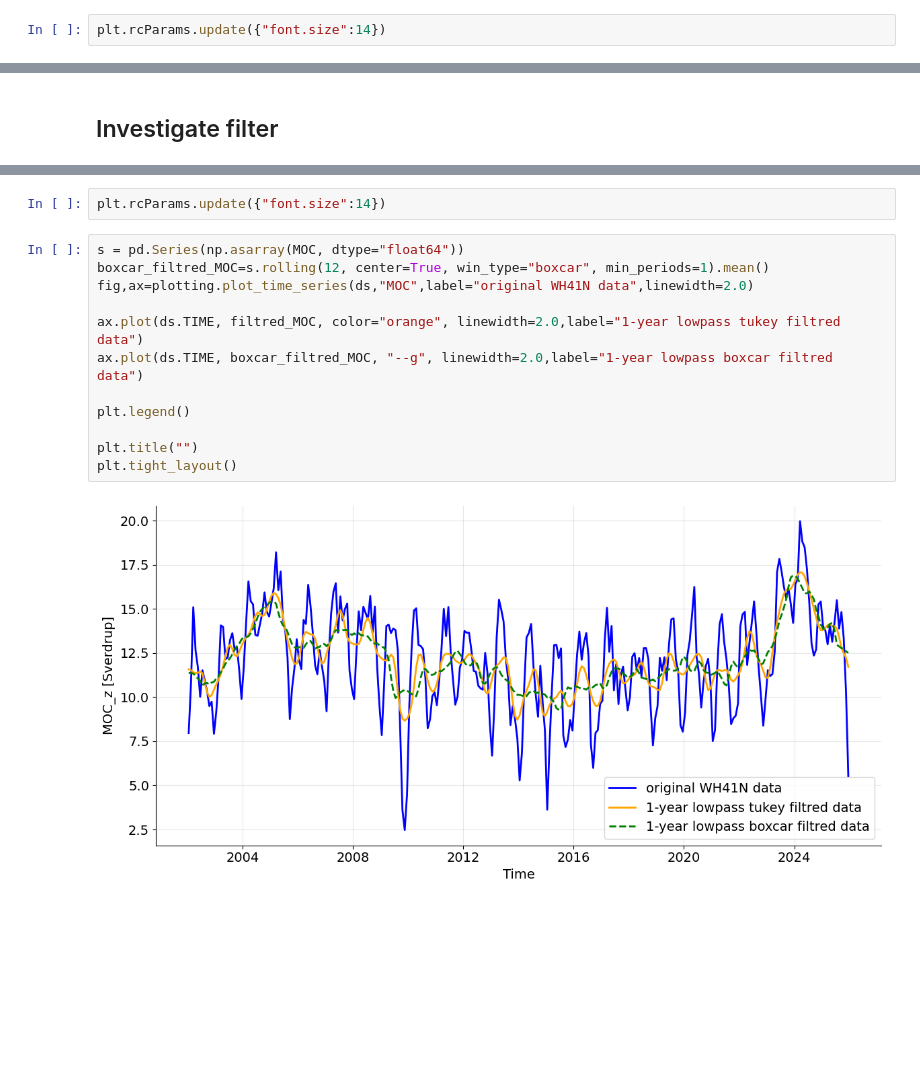
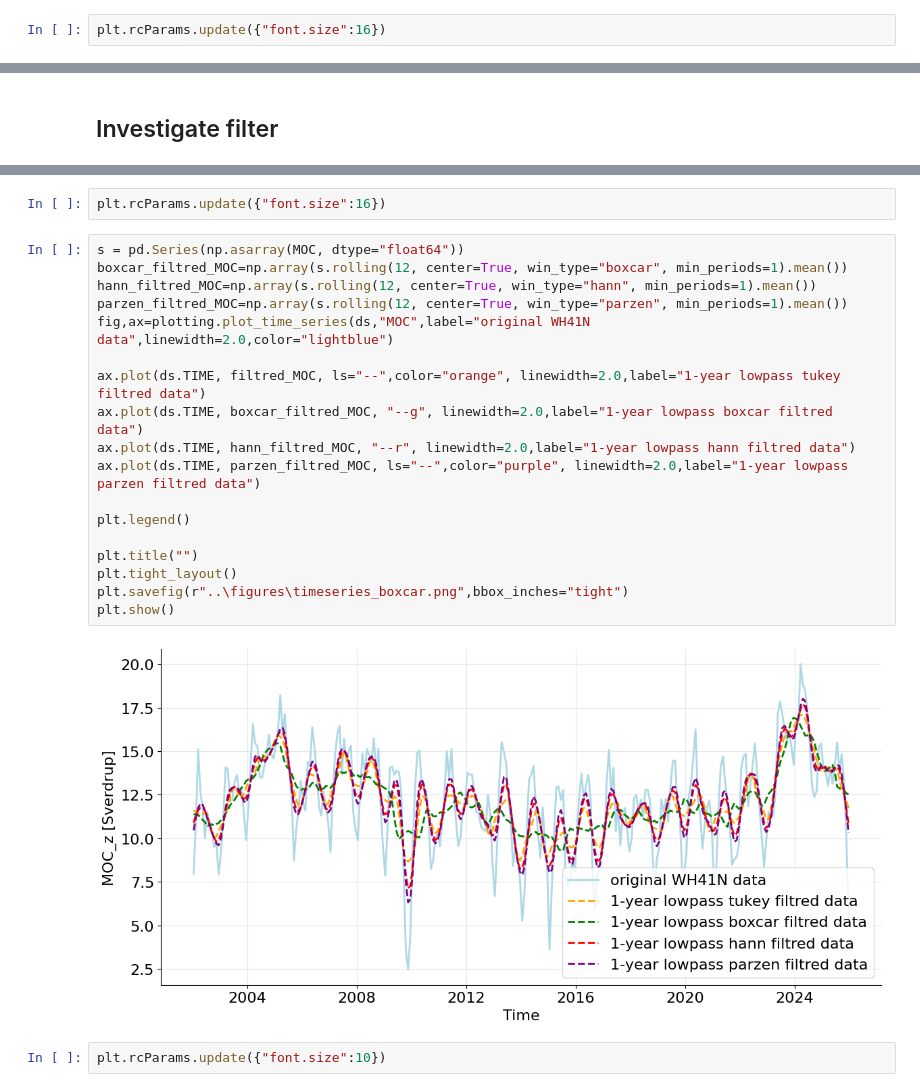
Before and after one commit to arvedlattekamp/arved-assignment2, a Jupyter notebook: notebooks/assignment1.ipynb, the cells around one changed output, grey strips where cells are left out. Drawn from its saved outputs; the diff is of its cells as text; blank space fills up the shorter version.

```diff
--- a/notebooks/assignment1.ipynb
+++ b/notebooks/assignment1.ipynb
@@ -24,5 +24,5 @@ filtred_MOC=filters.tukey_lowpass(ds["MOC"],12,True)
 # %% [markdown]
 ## Plot timeseries and histogram
 # %%
-plt.rcParams.update({"font.size":14})
+plt.rcParams.update({"font.size":16})
 # %%
@@ -107,16 +139,24 @@ ax.grid()
 # %%
-plt.rcParams.update({"font.size":14})
+plt.rcParams.update({"font.size":16})
 # %%
 s = pd.Series(np.asarray(MOC, dtype="float64"))
-boxcar_filtred_MOC=s.rolling(12, center=True, win_type="boxcar", min_periods=1).mean()
-fig,ax=plotting.plot_time_series(ds,"MOC",label="original WH41N data",linewidth=2.0)
+boxcar_filtred_MOC=np.array(s.rolling(12, center=True, win_type="boxcar", min_periods=1).mean())
+hann_filtred_MOC=np.array(s.rolling(12, center=True, win_type="hann", min_periods=1).mean())
+parzen_filtred_MOC=np.array(s.rolling(12, center=True, win_type="parzen", min_periods=1).mean())
+fig,ax=plotting.plot_time_series(ds,"MOC",label="original WH41N data",linewidth=2.0,color="lightblue")
 
-ax.plot(ds.TIME, filtred_MOC, color="orange", linewidth=2.0,label="1-year lowpass tukey filtred data")
+ax.plot(ds.TIME, filtred_MOC, ls="--",color="orange", linewidth=2.0,label="1-year lowpass tukey filtred data")
 ax.plot(ds.TIME, boxcar_filtred_MOC, "--g", linewidth=2.0,label="1-year lowpass boxcar filtred data")
+ax.plot(ds.TIME, hann_filtred_MOC, "--r", linewidth=2.0,label="1-year lowpass hann filtred data")
+ax.plot(ds.TIME, parzen_filtred_MOC, ls="--",color="purple", linewidth=2.0,label="1-year lowpass parzen filtred data")
 
 plt.legend()
 
 plt.title("")
 plt.tight_layout()
+plt.savefig(r"..\figures\timeseries_boxcar.png",bbox_inches="tight")
+plt.show()
 # %% [output]
-[figure, old version]
+[figure, new version]
+# %%
+plt.rcParams.update({"font.size":10})
```
Also changed, not shown: parts of 8 cells of this notebook, 11 other files.
